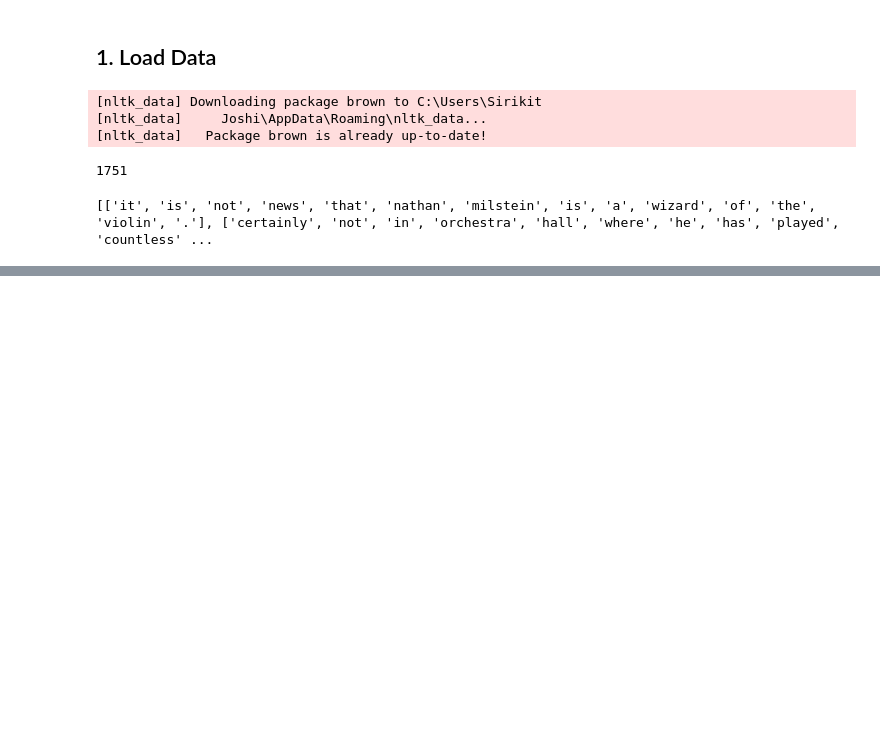
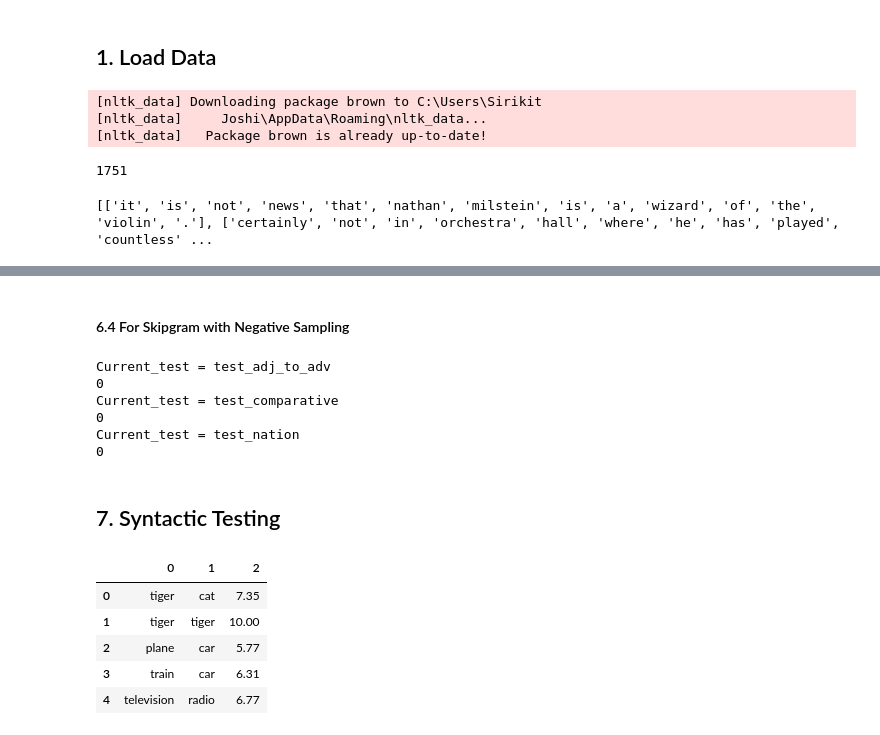
Before and after one commit to scarredwitch/NLP_LABS, a Jupyter notebook: Assignment2_GloVe.ipynb, the cells around one changed output, grey strips where cells are left out. Drawn from its saved outputs; the diff is of its cells as text; code cells hidden in the pictures; blank space fills up the shorter version.

```diff
--- a/Assignment2_GloVe.ipynb
+++ b/Assignment2_GloVe.ipynb
@@ -76,0 +629,2 @@ index2word = {v:k for k, v in word2index.items()}
+# %% [markdown]
+#### 6.4 For Skipgram with Negative Sampling
@@ -76,0 +651,36 @@ index2word = {v:k for k, v in word2index.items()}
+# %%
+embedding_size = 2
+
+current_model = SkipgramNegSampling(voc_size, embedding_size)
+current_model.load_state_dict(torch.load('Neg_SkipgramsModel.pth'))
+current_model.eval()
+
+test_list = [test_adj_to_adv, test_comparative, test_nation]
+test_list_name = ['test_adj_to_adv','test_comparative', 'test_nation']
+
+for idx, current_test in enumerate(test_list):
+   sample_list = random.choices(current_test, k=100)
+   print(f'Current_test = {test_list_name[idx]}')
+   accuracy = test_accuracy_batch(sample_list, current_model)
+   print(accuracy)
+# %% [output]
+Current_test = test_adj_to_adv
+0
+Current_test = test_comparative
+0
+Current_test = test_nation
+0
+# %% [markdown]
+## 7. Syntactic Testing
+# %%
+import pandas as pd
+path = '../SIRI_code_along/Data/wordsim353_sim_rel/wordsim_similarity_goldstandard.txt'
+df = pd.read_table(path, header=None)
+df.head()
+# %% [output]
+|  | 0 | 1 | 2 |
+| 0 | tiger | cat | 7.35 |
+| 1 | tiger | tiger | 10.00 |
+| 2 | plane | car | 5.77 |
+| 3 | train | car | 6.31 |
+| 4 | television | radio | 6.77 |
```
Also changed, not shown: parts of 64 cells of this notebook, 4 other files.
